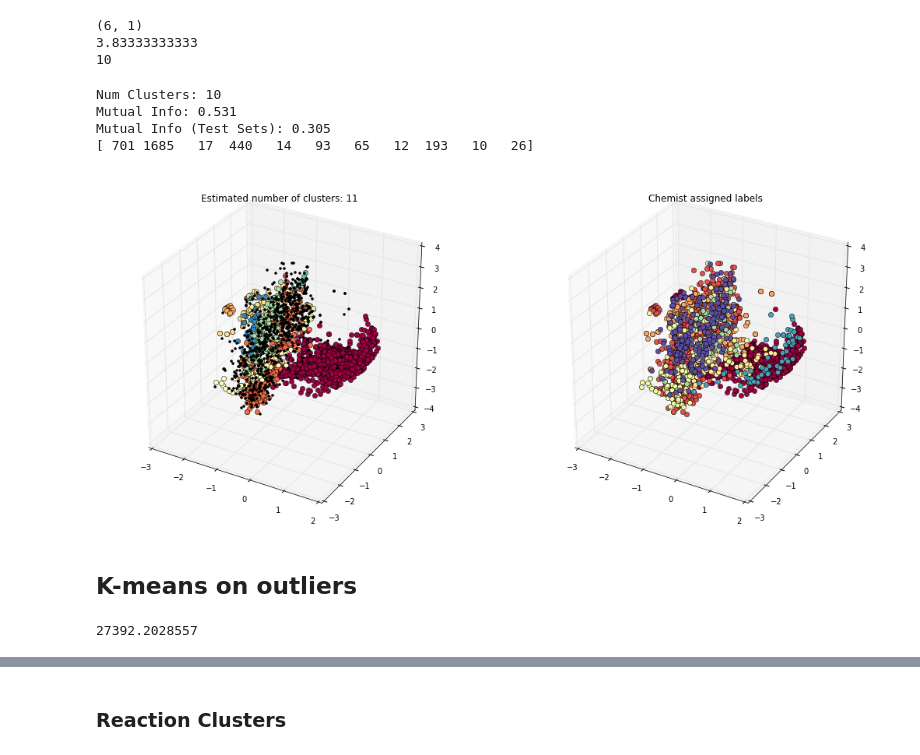
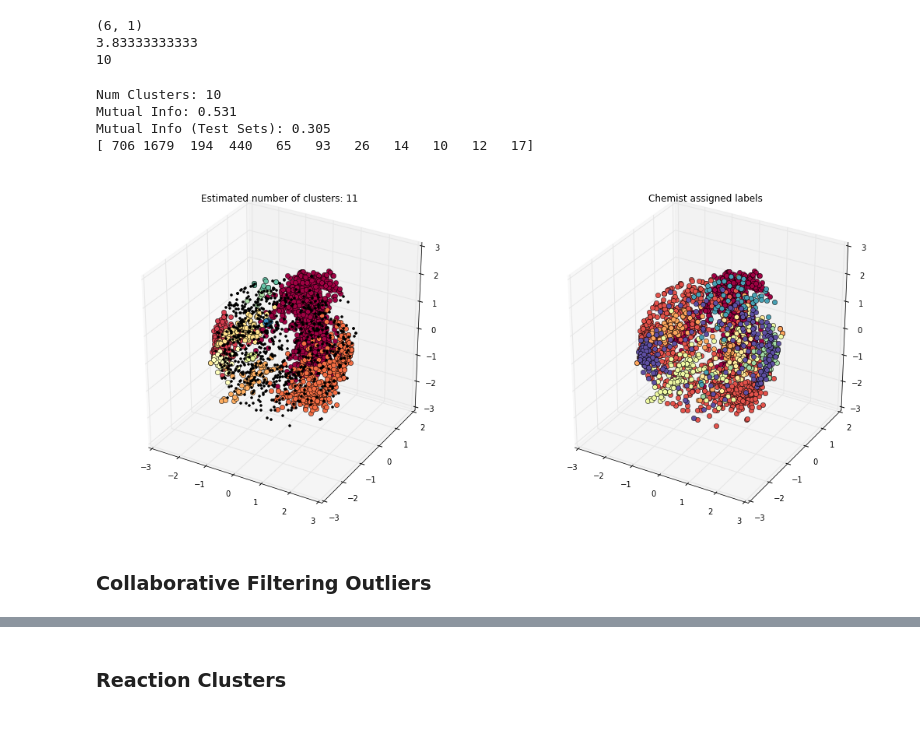
Before and after one commit to dstuck/CompChemClustering, a Jupyter notebook: FullAnalysis.ipynb, the cells around one changed output, grey strips where cells are left out. Drawn from its saved outputs; the diff is of its cells as text; code cells hidden in the pictures; blank space fills up the shorter version.

```diff
--- a/FullAnalysis.ipynb
+++ b/FullAnalysis.ipynb
@@ -20,9 +23,9 @@ from collections import Counter
 #Load Data
 df = pd.read_csv("data.csv",header=0)
 refDat = np.genfromtxt('reference.csv', delimiter=',')
-#drop rows of all zeros
-refDat = refDat[(df.BP86!=0.0).values]
-df = df[df.BP86!=0.0].dropna(axis=0)
+#drop rows with zeros
+refDat = refDat[(df!=0.0).min(axis=1).values]
+df = df[(df!=0.0).min(axis=1)].dropna(axis=0)
 # %%
 oneIn20 = np.zeros(len(refDat),dtype=bool)
 oneIn20[::20]=True
@@ -34,7 +37,7 @@ refDat = refDat[(np.logical_or((df.Type!='RG').values,oneIn10))]
 df = df[(np.logical_or((df.Type!='RG').values,oneIn10))]
 # %%
 #Subtract Error
-numDat = df[df.columns[2:]].values
+numDat = df[df.columns[3:]].values
 numDat = numDat - np.outer(refDat,np.ones(numDat.shape[1]))
-plt.plot(numDat)
-plt.show()
+#plt.plot(numDat)
+#plt.show()
@@ -101,6 +105,7 @@ def heatPlots(outs,clust,sil,oMin=0,oMax=2400,cMin=0,cMax=14,sMin=None,sMax=None
 # %%
 def clusterPlot3d(predLabels,dat,xdir=0,ydir=1,zdir=2,givenLabels=typeLabels):
-    #(xdir,ydir,zdir) = (1,2,0)
+
+    mpld3.disable_notebook()
 
     fig = plt.figure(1,figsize=(18,8))
     ax1 = fig.add_subplot(1,2,1, projection='3d')
@@ -158,6 +163,7 @@ def clusterPlot3d(predLabels,dat,xdir=0,ydir=1,zdir=2,givenLabels=typeLabels):
 
     plt.title('Chemist assigned labels')
     plt.show()
+    mpld3.enable_notebook()
 # %%
 def dbscanGrid(epsGrid,sampleGrid,dat):
     clusters = np.zeros([len(epsGrid),len(sampleGrid)])
@@ -283,21 +302,10 @@ print np.bincount(db.labels_+1)
 Num Clusters: 10
 Mutual Info: 0.531
 Mutual Info (Test Sets): 0.305
-[ 701 1685   17  440   14   93   65   12  193   10   26]
+[ 706 1679  194  440   65   93   26   14   10   12   17]
 # %%
-clusterPlot3d(db.labels_,pcaDat[:,1:])
+clusterPlot3d(db.labels_,pcaDat[:,0:])
 # %% [output]
-[figure, old version]
+[figure, new version]
-# %% [markdown]
-## K-means on outliers
-# %%
-newLabels = db.labels_.copy()
-outlierDat = numDat[newLabels==-1]
-pca = PCA(n_components=40, copy=True, whiten=True)
-pcaOutlierDat = pca.fit_transform(outlierDat)
-#print pca.explained_variance_ratio_
-kmeansOut = KMeans(n_clusters=2, n_init=1000).fit(pcaOutlierDat)
-newLabels[newLabels==-1]=kmeansOut.labels_+newLabels.max()+1
-print kmeansOut.inertia_#, " should be smaller than 27394.0295305"
-# %% [output]
-27392.2028557
+# %% [markdown]
+### Collaborative Filtering Outliers
```
Also changed, not shown: parts of 75 cells of this notebook, 3 other files.
